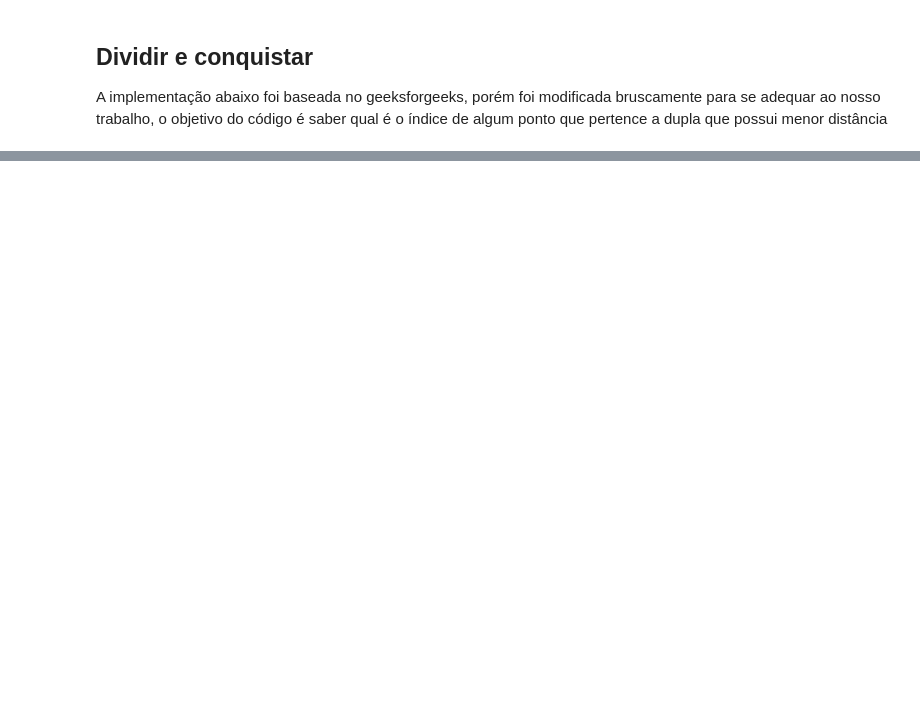
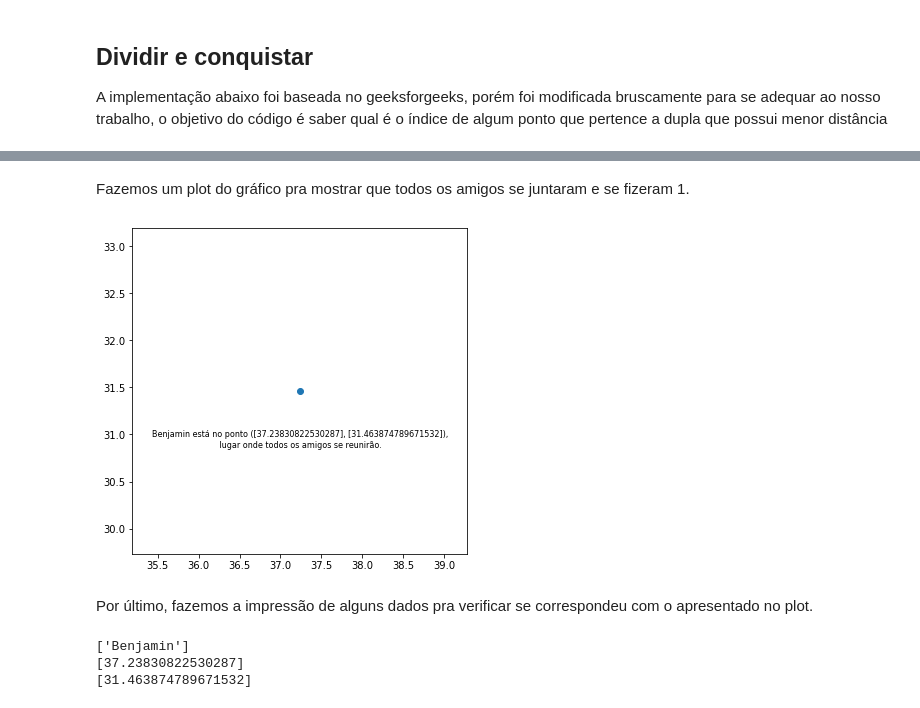
Before and after one commit to projeto-de-algoritmos/D-C_EncontroAmigos, a Jupyter notebook: main.ipynb, the cells around one changed output, grey strips where cells are left out. Drawn from its saved outputs; the diff is of its cells as text; code cells hidden in the pictures; blank space fills up the shorter version.

```diff
--- a/main.ipynb
+++ b/main.ipynb
@@ -218,3 +239,30 @@ while True:
 3
 2
 1
+# %% [markdown]
+Fazemos um plot do gráfico pra mostrar que todos os amigos se juntaram e se fizeram 1.
+# %%
+pontos_eixo_x = [amigo.x for amigo in pontos_amigos]
+pontos_eixo_y = [amigo.y for amigo in pontos_amigos]
+nomes_amigos = [amigo.nome for amigo in pontos_amigos]
+
+fig, ax = plt.subplots(figsize=(6,6))
+ax.scatter(pontos_eixo_x,pontos_eixo_y)
+
+for i,name in enumerate(nomes_amigos):
+    ax.annotate('{0} está no ponto ({1}, {2}),\n lugar onde todos os amigos se reunirão.'.format(name, pontos_eixo_x, pontos_eixo_y),(pontos_eixo_x[i],pontos_eixo_y[i]-0.6),fontsize=8,ha='center')
+    h = name
+
+plt.show()
+# %% [output]
+[figure, added]
+# %% [markdown]
+Por último, fazemos a impressão de alguns dados pra verificar se correspondeu com o apresentado no plot.
+# %%
+print(nomes_amigos)
+print(pontos_eixo_x)
+print(pontos_eixo_y)
+# %% [output]
+['Benjamin']
+[37.23830822530287]
+[31.463874789671532]
```
Also changed, not shown: parts of 7 cells of this notebook.
